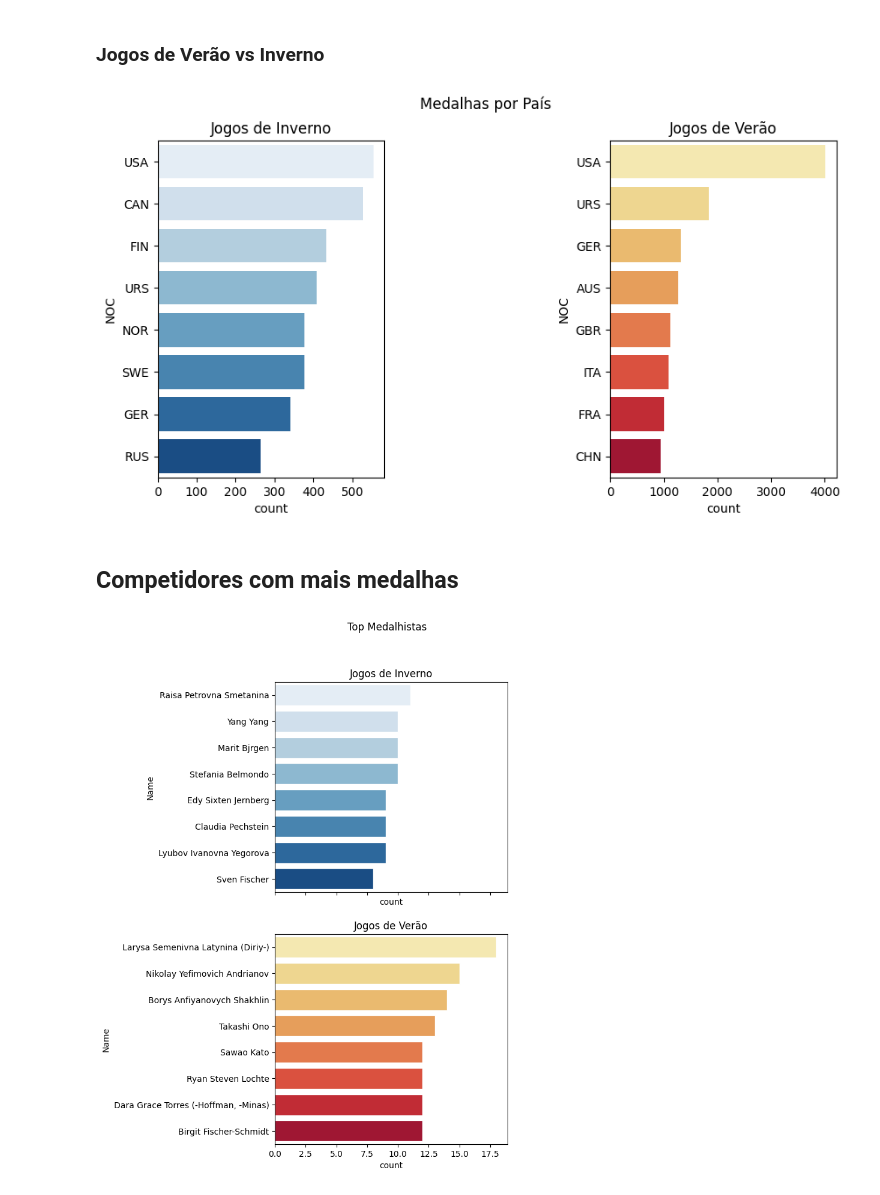
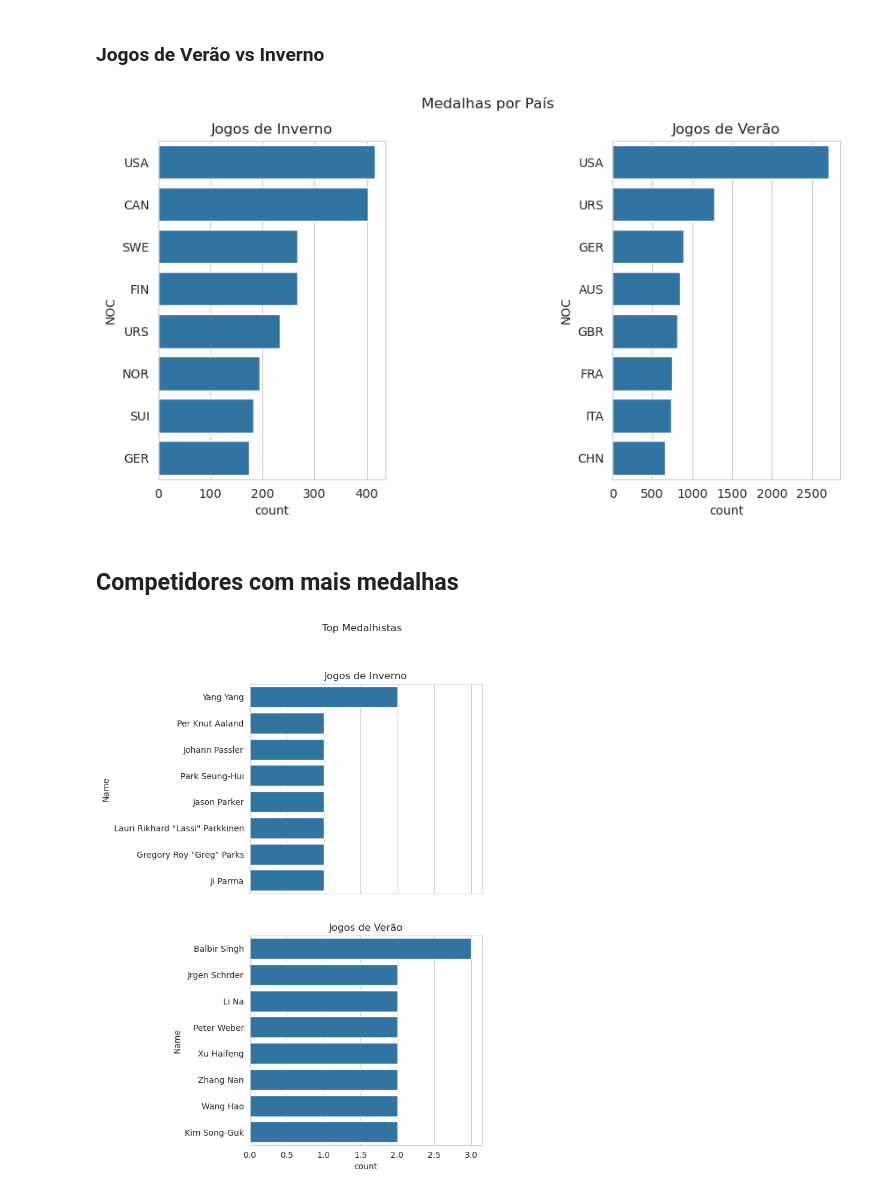
Before and after one commit to HeyYukio/ProjetoAnaliseDados, a Jupyter notebook: AnaliseOlimpiadas.ipynb, the cells around one changed output. Drawn from its saved outputs; the diff is of its cells as text; code cells hidden in the pictures.

```diff
--- a/AnaliseOlimpiadas.ipynb
+++ b/AnaliseOlimpiadas.ipynb
@@ -77 +58,3 @@ memory usage: 5.2+ MB
+# %%
+jogos = jogos[~jogos.index.duplicated(keep='first')]
 # %% [markdown]
@@ -99,8 +80,8 @@ print(jogos["Sex"].unique())
 # %% [markdown]
 Substituindo "Male" e "Female" por "M" e "F":
 # %%
-jogos["Sex"].replace("MALE", "M", inplace=True)
-jogos["Sex"].replace("FEMALE", "F", inplace=True)
+jogos["Sex"] = jogos["Sex"].replace("MALE", "M")
+jogos["Sex"] = jogos["Sex"].replace("FEMALE", "F")
 # %% [markdown]
 Verificando número de dados com categorias não previstas para avaliar o impacto de sua exclusão do dataset:
 # %%
@@ -185,7 +166,7 @@ len(jogos[jogos["Weight"] == 'hsuahusahu'])
 # %% [markdown]
 Substtituindo pela moda, uma vez que sua quantidade é significativa.
 # %%
-jogos["Weight"].replace('hsuahusahu', jogos['Weight'].mode()[0], inplace=True)
+jogos["Weight"] = jogos["Weight"].replace('hsuahusahu', jogos['Weight'].mode()[0])
 # %% [markdown]
 Convertendo para float
 # %%
@@ -227,7 +208,8 @@ print(jogos["City"].unique())
 # %% [markdown]
 Substituindo "######" para um dado do tipo NaN por questão de legibilidade
 # %%
-jogos["City"].replace("######", np.nan, inplace = True)
+jogos["City"] = jogos["City"].replace("######", np.nan)
+
 
 print(jogos["City"].unique())
 # %% [output]
@@ -463,33 +424,33 @@ fig.suptitle('Medalhas por País')
 plt.subplots_adjust(wspace=1)
 
 ax[0].set_title('Jogos de Inverno')
-sns.countplot(ax = ax[0], y = "NOC", data = jogos[jogos["Season"] == "Winter"], palette="Blues",
+sns.countplot(ax = ax[0], y = "NOC", data = jogos[jogos["Season"] == "Winter"],
               order=jogos[jogos["Season"] == "Winter"]["NOC"].value_counts().index[:8])
 
 ax[1].set_title('Jogos de Verão')
-sns.countplot(ax = ax[1], y = "NOC", data = jogos[jogos["Season"] == "Summer"], palette="YlOrRd",
+sns.countplot(ax = ax[1], y = "NOC", data = jogos[jogos["Season"] == "Summer"],
               order=jogos[jogos["Season"] == "Summer"]["NOC"].value_counts().index[:8])
 
 
 plt.show()
 # %% [output]
-[figure, old version]
+[figure, new version]
 # %% [markdown]
 ## Competidores com mais medalhas
 # %%
 fig, ax = plt.subplots(2, sharex=True, figsize=(5,10))
 fig.suptitle('Top Medalhistas')
 sns.set_style("whitegrid")
 
 ax[0].set_title('Jogos de Inverno')
-sns.countplot(ax = ax[0], y = "Name", data = jogos[jogos["Season"] == "Winter"], palette="Blues",
+sns.countplot(ax = ax[0], y = "Name", data = jogos[jogos["Season"] == "Winter"],
               order=jogos[jogos["Season"] == "Winter"]["Name"].value_counts().index[:8])
 
 ax[1].set_title('Jogos de Verão')
-sns.countplot(ax = ax[1], y = "Name", data = jogos[jogos["Season"] == "Summer"], palette="YlOrRd",
+sns.countplot(ax = ax[1], y = "Name", data = jogos[jogos["Season"] == "Summer"],
               order=jogos[jogos["Season"] == "Summer"]["Name"].value_counts().index[:8])
 
 
 plt.show()
 # %% [output]
-[figure, old version]
+[figure, new version]
```
Also changed, not shown: parts of 32 cells of this notebook.
